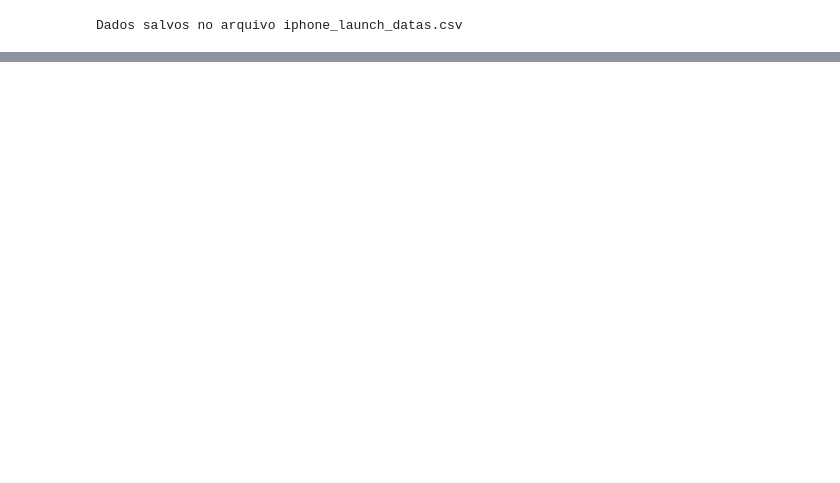
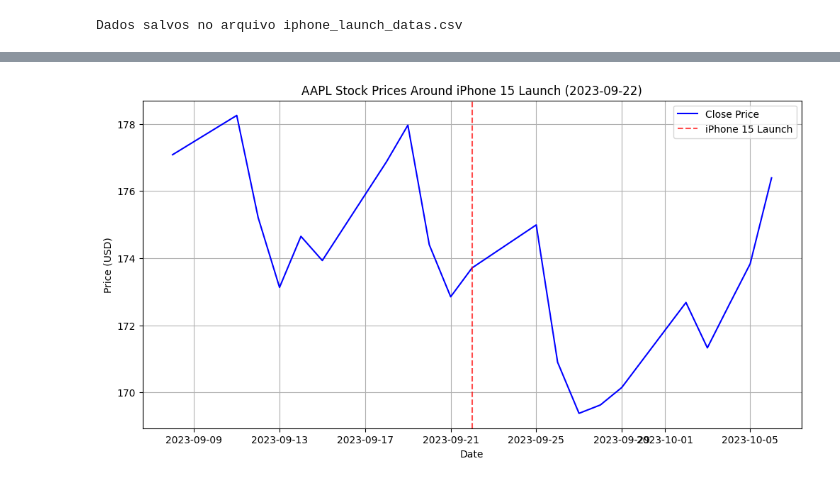
Before and after one commit to Lucasdua/Datamodeling, a Jupyter notebook: apple.ipynb, the cells around one changed output, grey strips where cells are left out. Cells and saved outputs as stored; diff of their text form; code cells hidden in the pictures; blank space fills up the shorter version.

```diff
--- a/apple.ipynb
+++ b/apple.ipynb
@@ -172,0 +244,47 @@ Dados salvos no arquivo iphone_launch_datas.csv
+# %%
+import pandas as pd
+import matplotlib.pyplot as plt
+
+# Caminho para os arquivos CSV
+stock_file_path = 'cleaned_database.csv'
+launch_file_path = 'iphone_launch_datas.csv'
+
+# Ler arquivo CSV de ações
+stock_data = pd.read_csv(stock_file_path, parse_dates=['Date'])
+stock_data.set_index('Date', inplace=True)
+
+# Ler arquivo CSV de lançamentos
+launch_data = pd.read_csv(launch_file_path)
+
+# Converter a coluna 'Launch Date' para o tipo datetime
+launch_data['Launch Date'] = pd.to_datetime(launch_data['Launch Date'])
+
+# Variável para o iPhone escolhido (por exemplo, "iPhone 14")
+selected_product = "iPhone 15"
+
+# Selecionar a data de lançamento com base no produto escolhido
+launch_focus = launch_data[launch_data['Product Name'] == selected_product]['Launch Date'].iloc[0]
+
+# Definir o intervalo de duas semanas antes e depois do lançamento
+start_date = launch_focus - pd.Timedelta(weeks=2)
+end_date = launch_focus + pd.Timedelta(weeks=2)
+
+# Filtrar o DataFrame de ações para o intervalo desejado
+stock_data_focus = stock_data.loc[start_date:end_date]
+
+# Plotar os preços de fechamento para o período filtrado
+plt.figure(figsize=(12, 6))
+plt.plot(stock_data_focus.index, stock_data_focus['Close'], label='Close Price', color='blue')
+
+# Adicionar a linha vertical para o lançamento do iPhone
+plt.axvline(x=launch_focus, color='red', linestyle='--', alpha=0.7, label=f'{selected_product} Launch')
+
+# Formatação
+plt.title(f'AAPL Stock Prices Around {selected_product} Launch ({launch_focus.date()})')
+plt.xlabel('Date')
+plt.ylabel('Price (USD)')
+plt.legend()
+plt.grid(True)
+plt.show()
+# %% [output]
+[figure, added]
```
Also changed, not shown: parts of 10 cells of this notebook, 3 other files.
